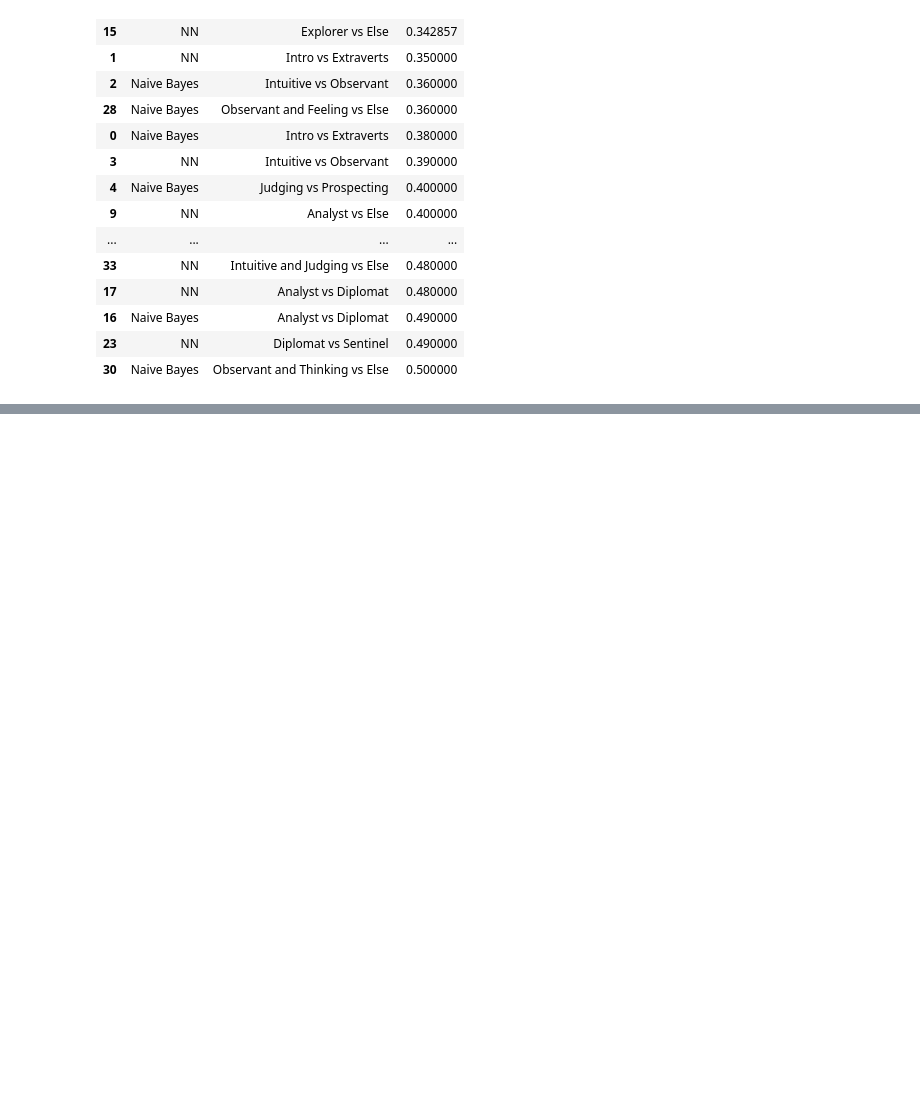
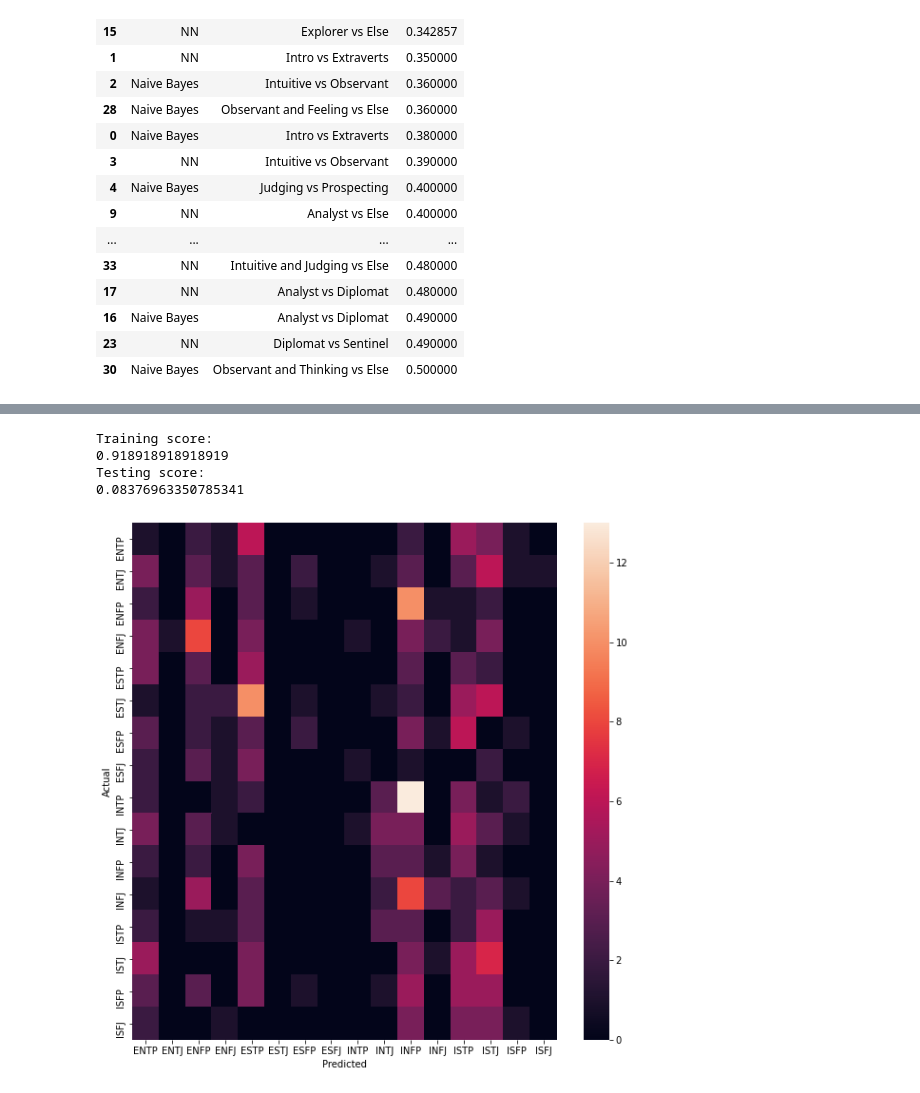
Before and after one commit to egemenpamukcu/Content-Analysis-Final-Project, a Jupyter notebook: SH_FINAL_Classifiers.ipynb, the cells around one changed output, grey strips where cells are left out. Cells and saved outputs as stored; diff of their text form; code cells hidden in the pictures; blank space fills up the shorter version.

```diff
--- a/SH_FINAL_Classifiers.ipynb
+++ b/SH_FINAL_Classifiers.ipynb
@@ -967,0 +1138,8 @@ results_df.sort_values(by='TestError')
+# %%
+multiNB(even_df100, 0.25, 'type', list_16_p_types)
+# %% [output]
+Training score:
+0.918918918918919
+Testing score:
+0.08376963350785341
+[figure, added]
```
Also changed, not shown: parts of 23 cells of this notebook.
